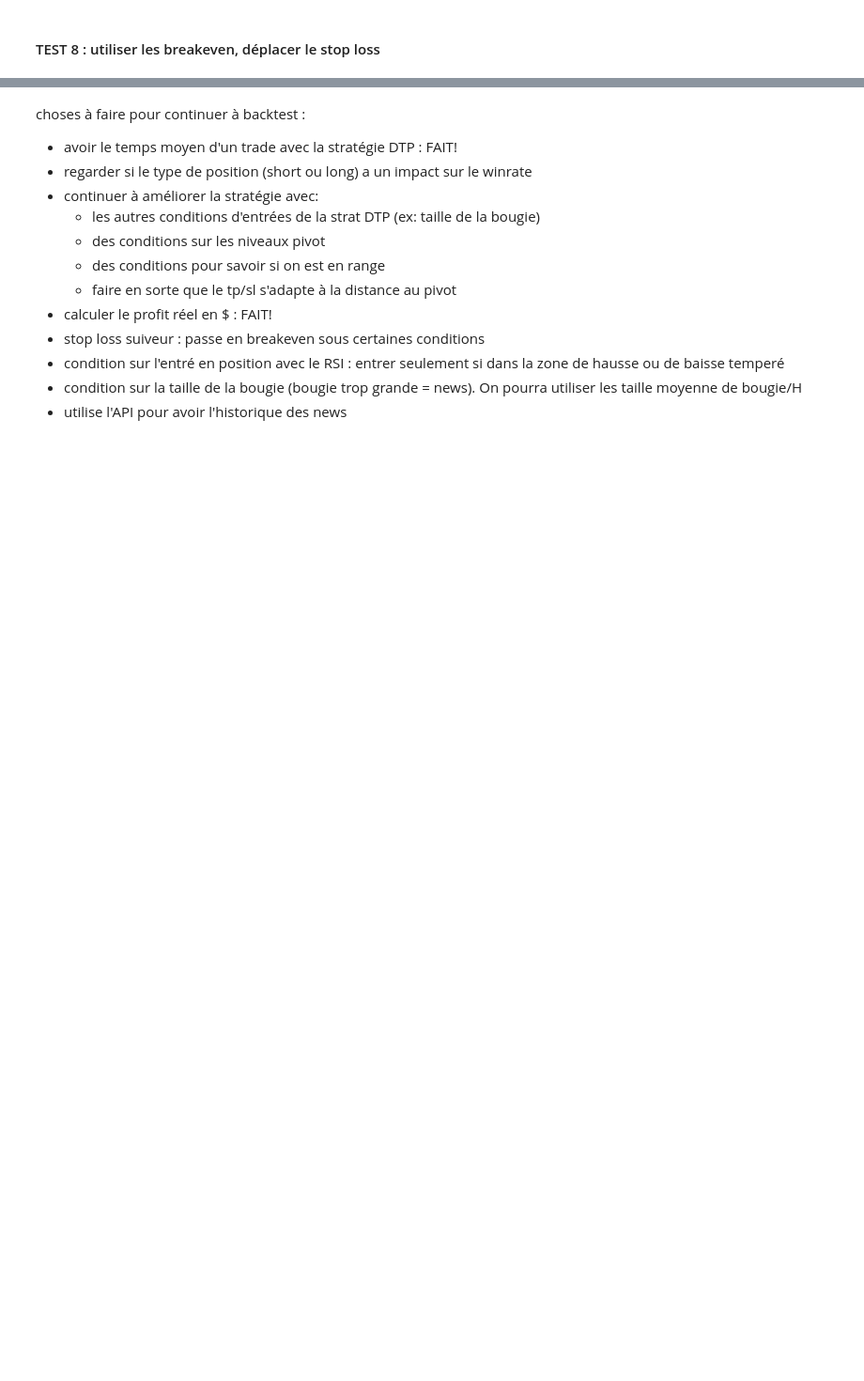
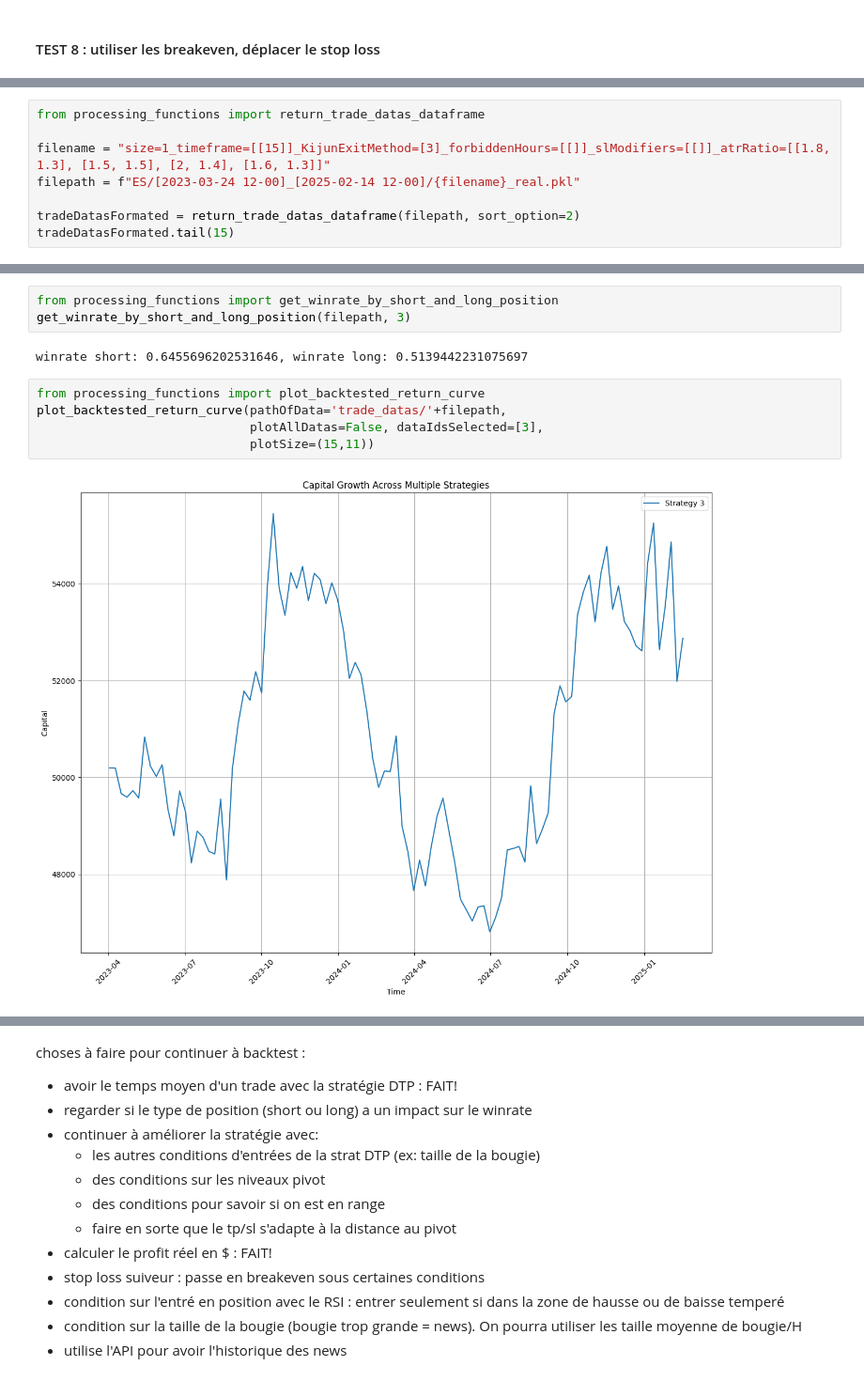
Before and after one commit to tessanix/Backtest_Trading, a Jupyter notebook: strategies_backtest.ipynb, the cells around one changed output, grey strips where cells are left out. Shown at 94% size. Drawn from its saved outputs; the diff is of its cells as text; blank space fills up the shorter version.

```diff
--- a/strategies_backtest.ipynb
+++ b/strategies_backtest.ipynb
@@ -389,0 +479,8 @@ plot_bars_of_profit_for_every_weeks(name_v1, 89)
+# %%
+from processing_functions import return_trade_datas_dataframe
+
+filename = "size=1_timeframe=[[15]]_KijunExitMethod=[3]_forbiddenHours=[[]]_slModifiers=[[]]_atrRatio=[[1.8, 1.3], [1.5, 1.5], [2, 1.4], [1.6, 1.3]]"
+filepath = f"ES/[2023-03-24 12-00]_[2025-02-14 12-00]/{filename}_real.pkl"
+
+tradeDatasFormated = return_trade_datas_dataframe(filepath, sort_option=2)
+tradeDatasFormated.tail(15)
@@ -389,0 +497,12 @@ plot_bars_of_profit_for_every_weeks(name_v1, 89)
+# %%
+from processing_functions import get_winrate_by_short_and_long_position
+get_winrate_by_short_and_long_position(filepath, 3)
+# %% [output]
+winrate short: 0.6455696202531646, winrate long: 0.5139442231075697
+# %%
+from processing_functions import plot_backtested_return_curve
+plot_backtested_return_curve(pathOfData='trade_datas/'+filepath,
+                             plotAllDatas=False, dataIdsSelected=[3],
+                             plotSize=(15,11))
+# %% [output]
+[figure, added]
```
Also changed, not shown: parts of 10 cells of this notebook, 7 other files.
